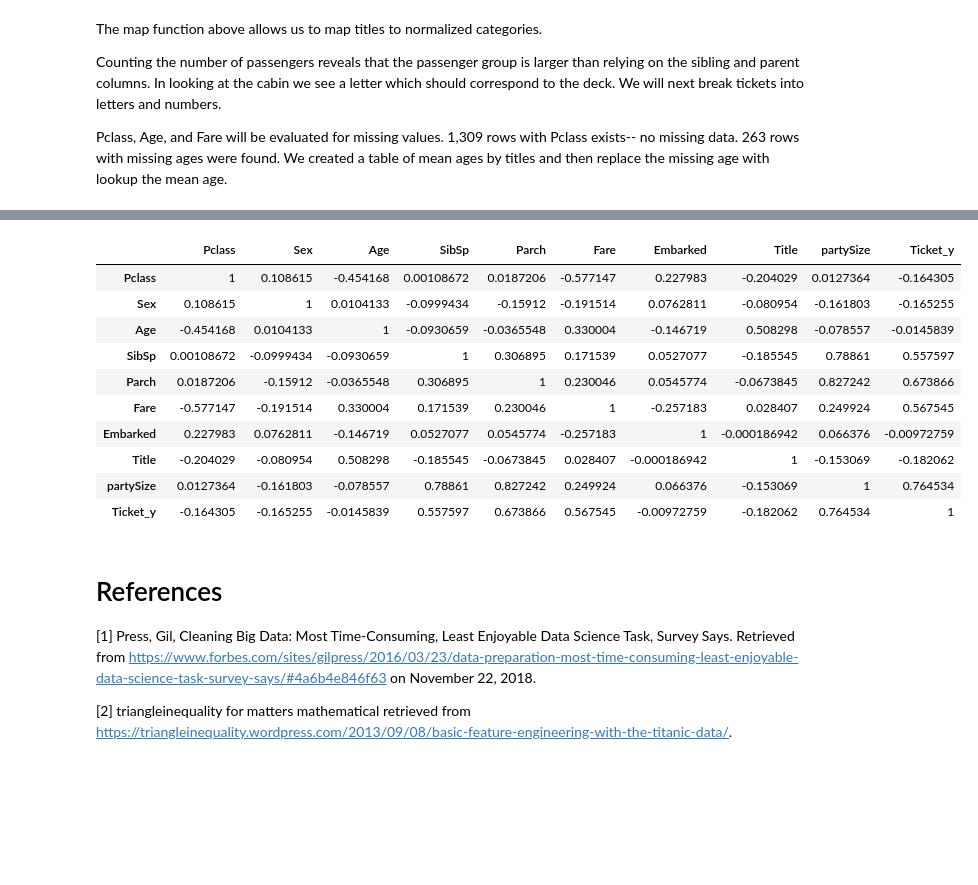
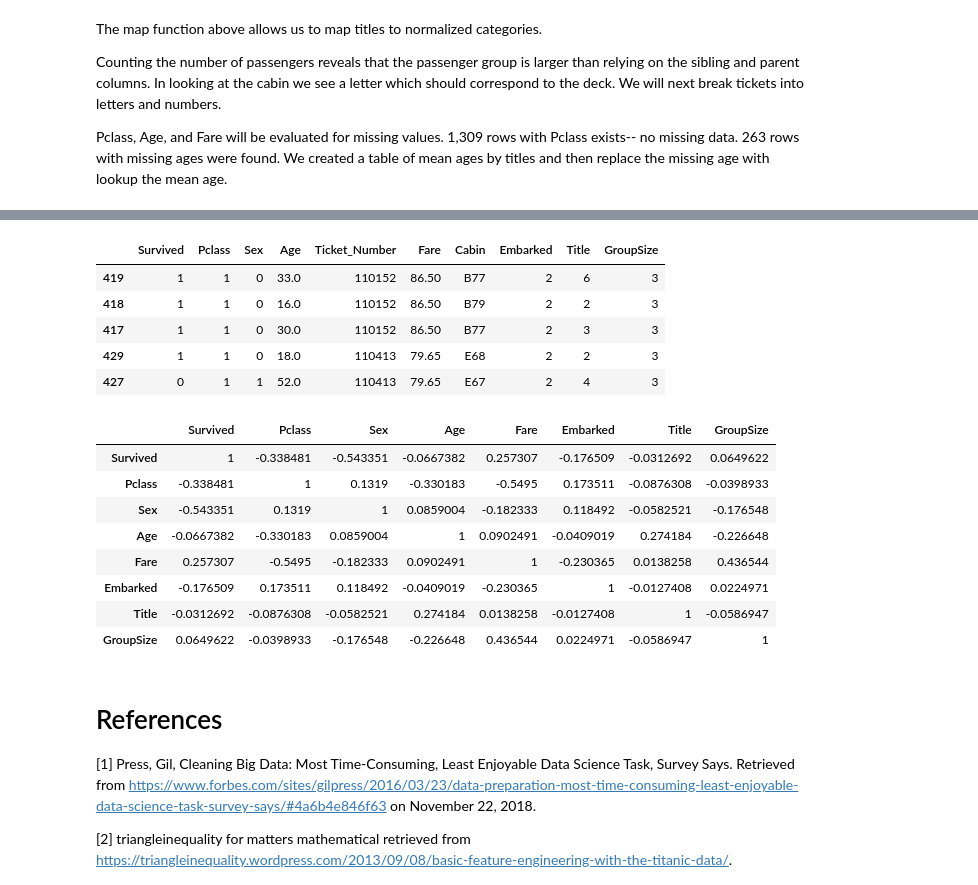
Before and after one commit to bthomas-ds/titanic, a Jupyter notebook: Titanic Challenge.ipynb, the cells around one changed output, grey strips where cells are left out. Drawn from its saved outputs; the diff is of its cells as text; code cells hidden in the pictures; blank space fills up the shorter version.

```diff
--- a/Titanic Challenge.ipynb
+++ b/Titanic Challenge.ipynb
@@ -195,0 +212,3 @@ for index, r in combinedSetWithCounts.iterrows():
+# %%
+combinedSetWithCounts['Level'] = combinedSetWithCounts.Cabin.str[:1]
+pd.crosstab([combinedSetWithCounts.Pclass, combinedSetWithCounts.Title], combinedSetWithCounts.Embarked)
@@ -196,4 +258,7 @@ for index, r in combinedSetWithCounts.iterrows():
 # %%
 # Separate the combined sets
+combinedSetWithCounts.columns = ['Survived', 'Pclass', 'Sex', 'Age', 'SibSp', 'Parch', 'Ticket_Number',
+       'Fare', 'Cabin', 'Embarked', 'DataSet', 'Title', 'partySize',
+       'GroupSize']
 combinedSetWithCounts.head()
 # %% [output]
@@ -205,0 +273,3 @@ combinedSetWithCounts.head()
+# %%
+combinedSetWithCounts = combinedSetWithCounts.drop(['partySize', 'SibSp', 'Parch'], axis=1)
+combinedSetWithCounts.head()
@@ -217,19 +294,29 @@ test.head()
+# %%
+train = combinedSetWithCounts[combinedSetWithCounts.DataSet == 'train']
+train = train.drop(['DataSet'], axis=1)
+train.Survived = train.Survived.astype('int')
+train.head()
+# %% [output]
+|  | Survived | Pclass | Sex | Age | Ticket_Number | Fare | Cabin | Embarked | Title | GroupSize |
+| 419 | 1 | 1 | 0 | 33.0 | 110152 | 86.50 | B77 | 2 | 6 | 3 |
+| 418 | 1 | 1 | 0 | 16.0 | 110152 | 86.50 | B79 | 2 | 2 | 3 |
+| 417 | 1 | 1 | 0 | 30.0 | 110152 | 86.50 | B77 | 2 | 3 | 3 |
+| 429 | 1 | 1 | 0 | 18.0 | 110413 | 79.65 | E68 | 2 | 2 | 3 |
+| 427 | 0 | 1 | 1 | 52.0 | 110413 | 79.65 | E67 | 2 | 4 | 3 |
 # %%
 # This needs to be customized to the training set
-corr = test.corr()
+corr = train.corr()
 corr.style.background_gradient()
 # %% [output]
-|  | Pclass | Sex | Age | SibSp | Parch | Fare | Embarked | Title | partySize | Ticket_y |
-| Pclass | 1 | 0.108615 | -0.454168 | 0.00108672 | 0.0187206 | -0.577147 | 0.227983 | -0.204029 | 0.0127364 | -0.164305 |
-| Sex | 0.108615 | 1 | 0.0104133 | -0.0999434 | -0.15912 | -0.191514 | 0.0762811 | -0.080954 | -0.161803 | -0.165255 |
-| Age | -0.454168 | 0.0104133 | 1 | -0.0930659 | -0.0365548 | 0.330004 | -0.146719 | 0.508298 | -0.078557 | -0.0145839 |
-| SibSp | 0.00108672 | -0.0999434 | -0.0930659 | 1 | 0.306895 | 0.171539 | 0.0527077 | -0.185545 | 0.78861 | 0.557597 |
-| Parch | 0.0187206 | -0.15912 | -0.0365548 | 0.306895 | 1 | 0.230046 | 0.0545774 | -0.0673845 | 0.827242 | 0.673866 |
-| Fare | -0.577147 | -0.191514 | 0.330004 | 0.171539 | 0.230046 | 1 | -0.257183 | 0.028407 | 0.249924 | 0.567545 |
-| Embarked | 0.227983 | 0.0762811 | -0.146719 | 0.0527077 | 0.0545774 | -0.257183 | 1 | -0.000186942 | 0.066376 | -0.00972759 |
-| Title | -0.204029 | -0.080954 | 0.508298 | -0.185545 | -0.0673845 | 0.028407 | -0.000186942 | 1 | -0.153069 | -0.182062 |
-| partySize | 0.0127364 | -0.161803 | -0.078557 | 0.78861 | 0.827242 | 0.249924 | 0.066376 | -0.153069 | 1 | 0.764534 |
-| Ticket_y | -0.164305 | -0.165255 | -0.0145839 | 0.557597 | 0.673866 | 0.567545 | -0.00972759 | -0.182062 | 0.764534 | 1 |
+|  | Survived | Pclass | Sex | Age | Fare | Embarked | Title | GroupSize |
+| Survived | 1 | -0.338481 | -0.543351 | -0.0667382 | 0.257307 | -0.176509 | -0.0312692 | 0.0649622 |
+| Pclass | -0.338481 | 1 | 0.1319 | -0.330183 | -0.5495 | 0.173511 | -0.0876308 | -0.0398933 |
+| Sex | -0.543351 | 0.1319 | 1 | 0.0859004 | -0.182333 | 0.118492 | -0.0582521 | -0.176548 |
+| Age | -0.0667382 | -0.330183 | 0.0859004 | 1 | 0.0902491 | -0.0409019 | 0.274184 | -0.226648 |
+| Fare | 0.257307 | -0.5495 | -0.182333 | 0.0902491 | 1 | -0.230365 | 0.0138258 | 0.436544 |
+| Embarked | -0.176509 | 0.173511 | 0.118492 | -0.0409019 | -0.230365 | 1 | -0.0127408 | 0.0224971 |
+| Title | -0.0312692 | -0.0876308 | -0.0582521 | 0.274184 | 0.0138258 | -0.0127408 | 1 | -0.0586947 |
+| GroupSize | 0.0649622 | -0.0398933 | -0.176548 | -0.226648 | 0.436544 | 0.0224971 | -0.0586947 | 1 |
 # %% [markdown]
 # References
 [1] Press, Gil, Cleaning Big Data: Most Time-Consuming, Least Enjoyable Data Science Task, Survey Says. Retrieved from https://www.forbes.com/sites/gilpress/2016/03/23/data-preparation-most-time-consuming-least-enjoyable-data-science-task-survey-says/#4a6b4e846f63 on November 22, 2018.
```
Also changed, not shown: parts of 17 cells of this notebook.
